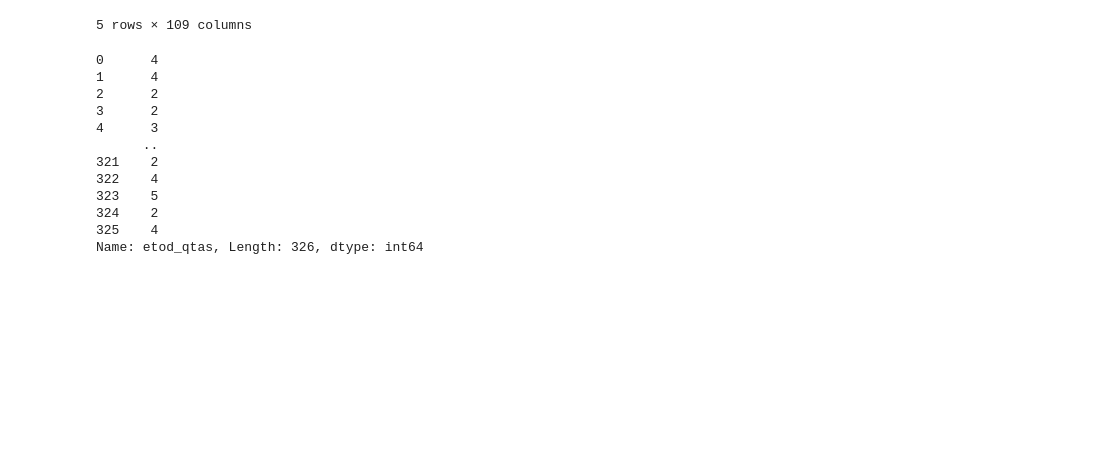
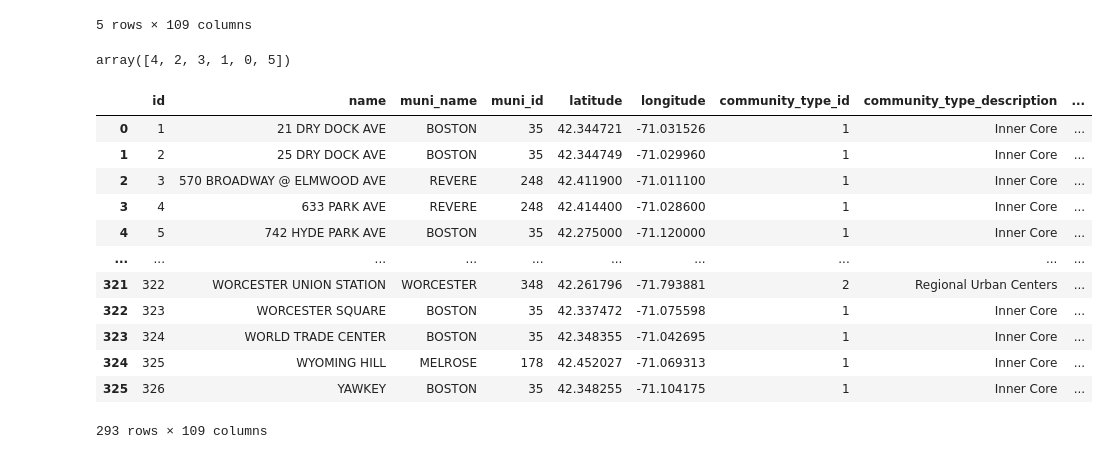
Before and after one commit to patrickxliu/InTransit, a Jupyter notebook: fp2/fp2.ipynb, the cells around one changed output. Saved outputs shown, nothing was run; the diff lists cells and outputs as text; code cells hidden in the pictures; blank space fills up the shorter version.

```diff
--- a/fp2/fp2.ipynb
+++ b/fp2/fp2.ipynb
@@ -39,18 +59,23 @@ df.head()
 | 4 | 5 | 742 HYDE PARK AVE | BOSTON | 35 | 42.275000 | -71.120000 | 1 | Inner Core | ... |
 5 rows × 109 columns
 # %%
-df['etod_qtas']
+df['etod_qtas'].unique()
 # %% [output]
-0      4
-1      4
-2      2
-3      2
-4      3
-      ..
-321    2
-322    4
-323    5
-324    2
-325    4
-Name: etod_qtas, Length: 326, dtype: int64
+array([4, 2, 3, 1, 0, 5])
+# %%
+df[(df['etod_qtas']!=0)&(df['etod_qtci']!=0)&(df['etod_qabc']!=0)]
+# %% [output]
+|  | id | name | muni_name | muni_id | latitude | longitude | community_type_id | community_type_description | ... |
+| 0 | 1 | 21 DRY DOCK AVE | BOSTON | 35 | 42.344721 | -71.031526 | 1 | Inner Core | ... |
+| 1 | 2 | 25 DRY DOCK AVE | BOSTON | 35 | 42.344749 | -71.029960 | 1 | Inner Core | ... |
+| 2 | 3 | 570 BROADWAY @ ELMWOOD AVE | REVERE | 248 | 42.411900 | -71.011100 | 1 | Inner Core | ... |
+| 3 | 4 | 633 PARK AVE | REVERE | 248 | 42.414400 | -71.028600 | 1 | Inner Core | ... |
+| 4 | 5 | 742 HYDE PARK AVE | BOSTON | 35 | 42.275000 | -71.120000 | 1 | Inner Core | ... |
+| ... | ... | ... | ... | ... | ... | ... | ... | ... | ... |
+| 321 | 322 | WORCESTER UNION STATION | WORCESTER | 348 | 42.261796 | -71.793881 | 2 | Regional Urban Centers | ... |
+| 322 | 323 | WORCESTER SQUARE | BOSTON | 35 | 42.337472 | -71.075598 | 1 | Inner Core | ... |
+| 323 | 324 | WORLD TRADE CENTER | BOSTON | 35 | 42.348355 | -71.042695 | 1 | Inner Core | ... |
+| 324 | 325 | WYOMING HILL | MELROSE | 178 | 42.452027 | -71.069313 | 1 | Inner Core | ... |
+| 325 | 326 | YAWKEY | BOSTON | 35 | 42.348255 | -71.104175 | 1 | Inner Core | ... |
+293 rows × 109 columns
 # %%
```
Also changed, not shown: parts of 5 cells of this notebook, 4 other files.
